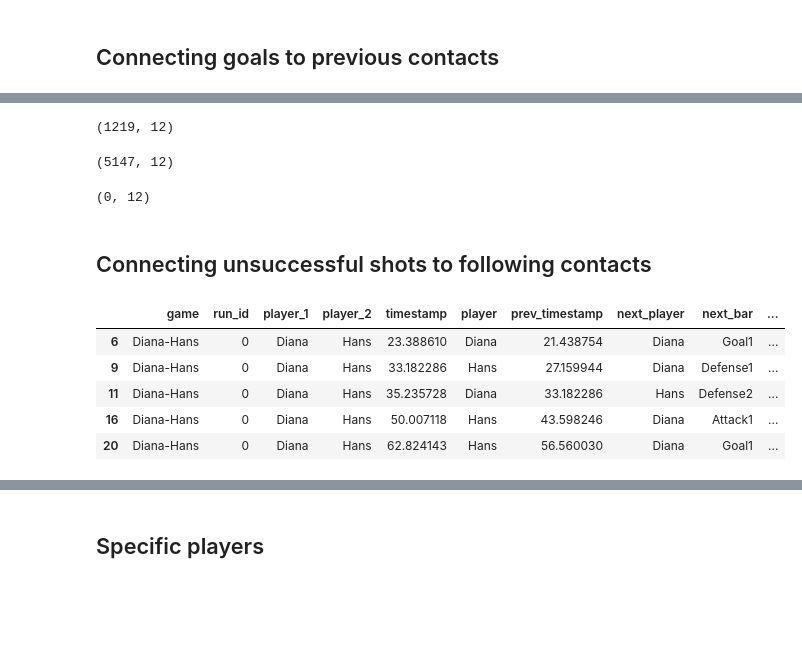
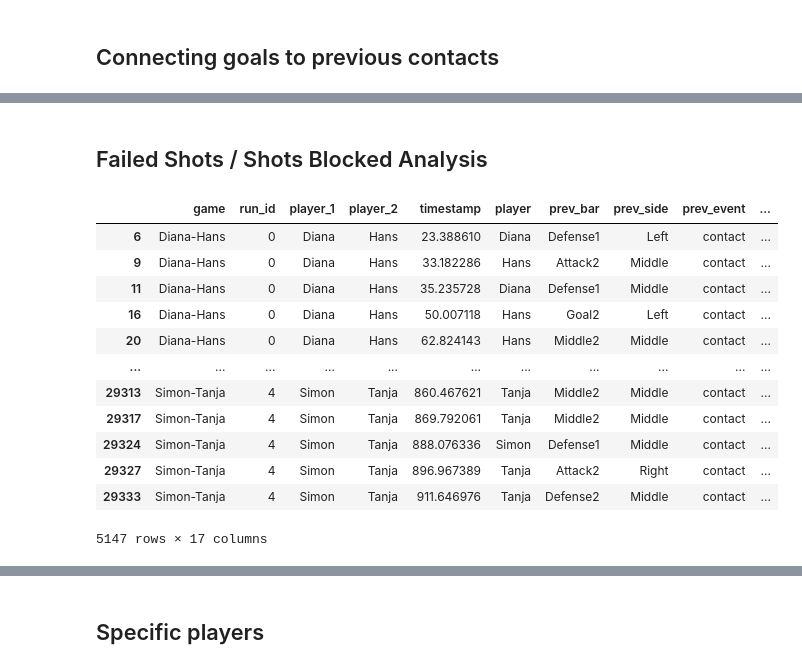
Before and after one commit to Rutvik-rn/Kicker-Strategy, a Jupyter notebook: notebook.ipynb, the cells around one changed output, grey strips where cells are left out. Saved outputs shown, nothing was run; the diff lists cells and outputs as text; code cells hidden in the pictures; blank space fills up the shorter version.

```diff
--- a/notebook.ipynb
+++ b/notebook.ipynb
@@ -545,20 +545,8 @@ successful_goals = shot_events[(shot_events['is_goal'])].copy()
 unsuccessful_goals = shot_events[(shot_events['is_goal'] == False)].copy()
 
 own_goals = shot_events[(shot_events['is_goal'] == True) & (shot_events['player'] != shot_events['prev_player'])].copy()
-# %%
-successful_goals.shape
-# %% [output]
-(1219, 12)
-# %%
-unsuccessful_goals.shape
-# %% [output]
-(5147, 12)
-# %%
-own_goals.shape #are there really no own goals?
-# %% [output]
-(0, 12)
 # %% [markdown]
-## Connecting unsuccessful shots to following contacts
+## Failed Shots / Shots Blocked Analysis
 # %%
 timestamped_data['next_player'] = timestamped_data.groupby(['game', 'run_id'])['player'].shift(-1) #same logic as above just with the following row (shift(-1))
 timestamped_data['next_bar'] = timestamped_data.groupby(['game', 'run_id'])['bar'].shift(-1)
@@ -566,18 +554,25 @@ timestamped_data['next_side'] = timestamped_data.groupby(['game', 'run_id'])['si
 timestamped_data['next_timestamp'] = timestamped_data.groupby(['game', 'run_id'])['timestamp'].shift(-1)
 
 failed_shots = timestamped_data[(timestamped_data['event_type'] == 'shot') & (timestamped_data['is_goal'] == False)].copy()
-failed_shots = failed_shots.drop(columns=['bar', 'side', 'is_shot', 'is_shot_p1', 'is_shot_p2', 'is_goal', 'event_type', 'is_contact_p1', 'is_contact_p2', 'round', 'prev_player', 'prev_side', 'prev_bar', 'prev_event'])
+failed_shots = failed_shots.drop(columns=['bar', 'side', 'is_shot', 'is_shot_p1', 'is_shot_p2', 'is_goal', 'event_type', 'is_contact_p1', 'is_contact_p2', 'round', 'prev_player'])
 
-failed_shots['blocked_by_figure'] = (failed_shots['timestamp'] == failed_shots['next_timestamp']) #if the timestamp is the same, the shot got blocked by a figure; if not, the ball hit the wall
+failed_shots['blocked_by_figure'] = (failed_shots['next_timestamp'].notna() & (failed_shots['timestamp'] == failed_shots['next_timestamp'])) #if the timestamp is the same, the shot got blocked by a figure; if not, the ball hit the wall
 failed_shots['defended'] = failed_shots['blocked_by_figure'] & (failed_shots['player'] != failed_shots['next_player']) #if the ball got blocked by the opponent's figure -> defended
 failed_shots['self_block'] = failed_shots['blocked_by_figure'] & (failed_shots['player'] == failed_shots['next_player']) #if the ball got blocked by the player
 # %%
-failed_shots.head()
+failed_shots
 # %% [output]
-|  | game | run_id | player_1 | player_2 | timestamp | player | prev_timestamp | next_player | next_bar | ... |
-| 6 | Diana-Hans | 0 | Diana | Hans | 23.388610 | Diana | 21.438754 | Diana | Goal1 | ... |
-| 9 | Diana-Hans | 0 | Diana | Hans | 33.182286 | Hans | 27.159944 | Diana | Defense1 | ... |
-| 11 | Diana-Hans | 0 | Diana | Hans | 35.235728 | Diana | 33.182286 | Hans | Defense2 | ... |
-| 16 | Diana-Hans | 0 | Diana | Hans | 50.007118 | Hans | 43.598246 | Diana | Attack1 | ... |
-| 20 | Diana-Hans | 0 | Diana | Hans | 62.824143 | Hans | 56.560030 | Diana | Goal1 | ... |
+|  | game | run_id | player_1 | player_2 | timestamp | player | prev_bar | prev_side | prev_event | ... |
+| 6 | Diana-Hans | 0 | Diana | Hans | 23.388610 | Diana | Defense1 | Left | contact | ... |
+| 9 | Diana-Hans | 0 | Diana | Hans | 33.182286 | Hans | Attack2 | Middle | contact | ... |
+| 11 | Diana-Hans | 0 | Diana | Hans | 35.235728 | Diana | Defense1 | Middle | contact | ... |
+| 16 | Diana-Hans | 0 | Diana | Hans | 50.007118 | Hans | Goal2 | Left | contact | ... |
+| 20 | Diana-Hans | 0 | Diana | Hans | 62.824143 | Hans | Middle2 | Middle | contact | ... |
+| ... | ... | ... | ... | ... | ... | ... | ... | ... | ... | ... |
+| 29313 | Simon-Tanja | 4 | Simon | Tanja | 860.467621 | Tanja | Middle2 | Middle | contact | ... |
+| 29317 | Simon-Tanja | 4 | Simon | Tanja | 869.792061 | Tanja | Middle2 | Middle | contact | ... |
+| 29324 | Simon-Tanja | 4 | Simon | Tanja | 888.076336 | Simon | Defense1 | Middle | contact | ... |
+| 29327 | Simon-Tanja | 4 | Simon | Tanja | 896.967389 | Tanja | Attack2 | Right | contact | ... |
+| 29333 | Simon-Tanja | 4 | Simon | Tanja | 911.646976 | Tanja | Defense2 | Middle | contact | ... |
+5147 rows × 17 columns
 # %%
```
Also changed, not shown: parts of 3 cells of this notebook, 1 other file.
